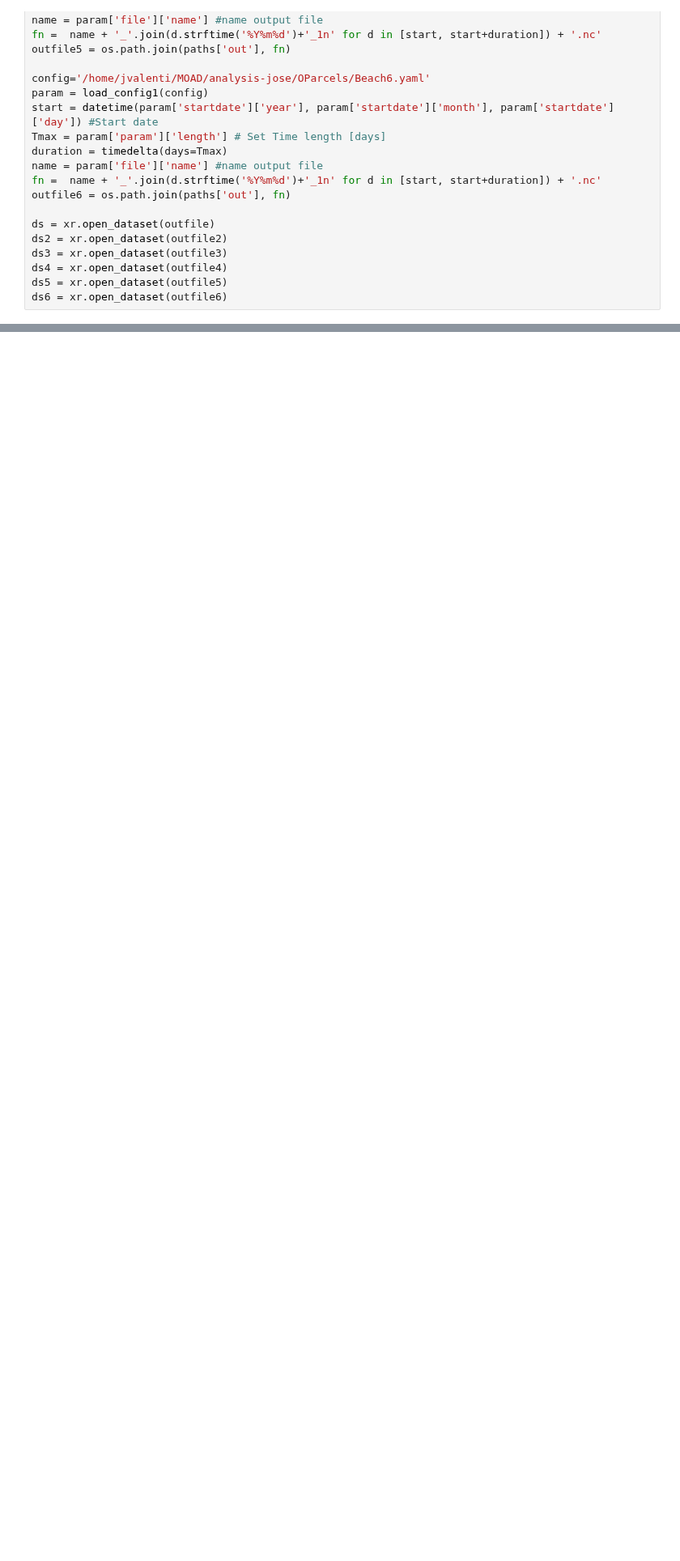
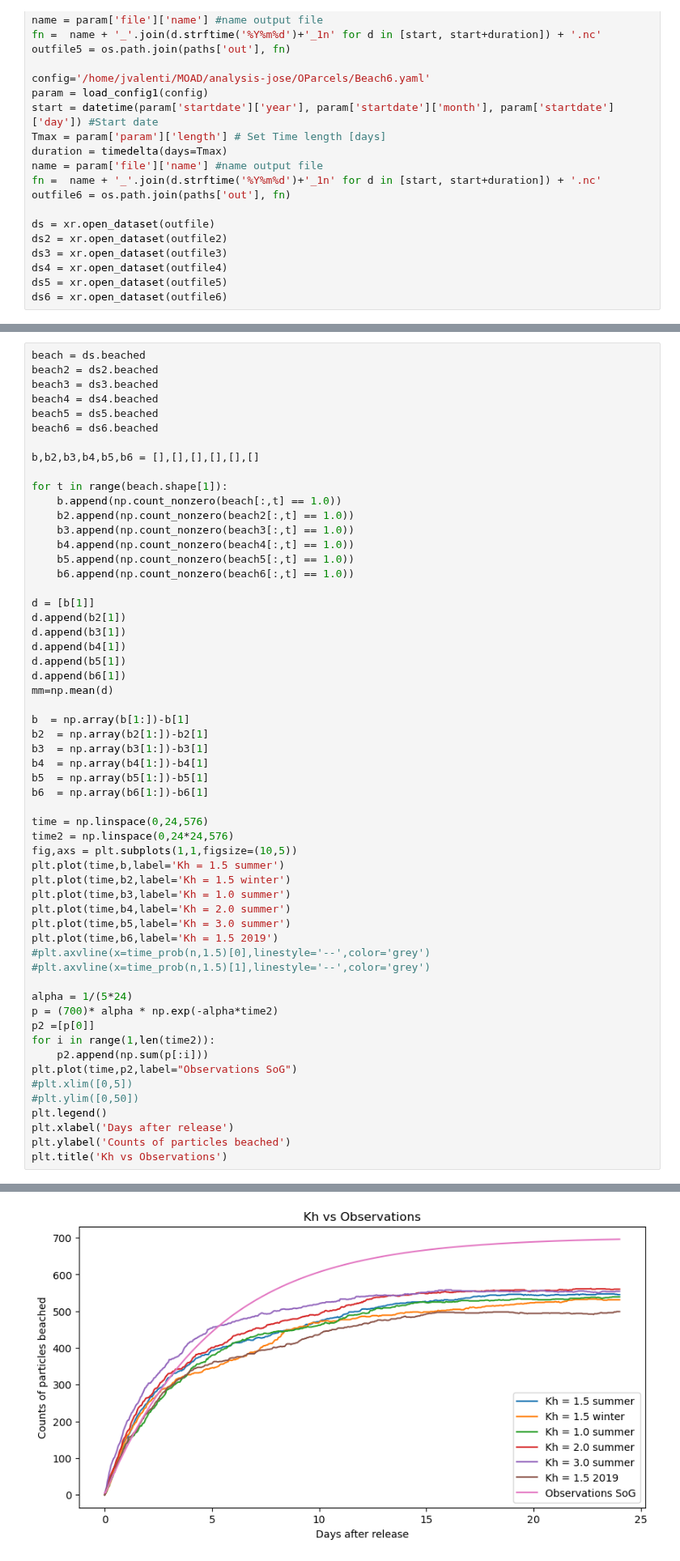
Before and after one commit to SalishSeaCast/analysis-jose, a Jupyter notebook: notebooks/parcels/Remote/Fibres/check_beach.ipynb, the cells around one changed output, grey strips where cells are left out. Shown at 81% size. Drawn from its saved outputs; the diff is of its cells as text; blank space fills up the shorter version.

Commit message:
Major changes beaching and mixing kernels

```diff
--- a/notebooks/parcels/Remote/Fibres/check_beach.ipynb
+++ b/notebooks/parcels/Remote/Fibres/check_beach.ipynb
@@ -514,0 +475,58 @@ Text(0.5, 1.0, 'Kh vs Observations')
+# %%
+beach = ds.beached
+beach2 = ds2.beached
+beach3 = ds3.beached
+beach4 = ds4.beached
+beach5 = ds5.beached
+beach6 = ds6.beached
+
+b,b2,b3,b4,b5,b6 = [],[],[],[],[],[]
+
+for t in range(beach.shape[1]):
+    b.append(np.count_nonzero(beach[:,t] == 1.0))
+    b2.append(np.count_nonzero(beach2[:,t] == 1.0))
+    b3.append(np.count_nonzero(beach3[:,t] == 1.0))
+    b4.append(np.count_nonzero(beach4[:,t] == 1.0))
+    b5.append(np.count_nonzero(beach5[:,t] == 1.0))
+    b6.append(np.count_nonzero(beach6[:,t] == 1.0))
+
+d = [b[1]]
+d.append(b2[1])
+d.append(b3[1])
+d.append(b4[1])
+d.append(b5[1])
+d.append(b6[1])
+mm=np.mean(d)
+
+b  = np.array(b[1:])-b[1]
+b2  = np.array(b2[1:])-b2[1]
+b3  = np.array(b3[1:])-b3[1]
+b4  = np.array(b4[1:])-b4[1]
+b5  = np.array(b5[1:])-b5[1]
+b6  = np.array(b6[1:])-b6[1]
+
+time = np.linspace(0,24,576)
+time2 = np.linspace(0,24*24,576)
+fig,axs = plt.subplots(1,1,figsize=(10,5))
+plt.plot(time,b,label='Kh = 1.5 summer')
+plt.plot(time,b2,label='Kh = 1.5 winter')
+plt.plot(time,b3,label='Kh = 1.0 summer')
+plt.plot(time,b4,label='Kh = 2.0 summer')
+plt.plot(time,b5,label='Kh = 3.0 summer')
+plt.plot(time,b6,label='Kh = 1.5 2019')
+#plt.axvline(x=time_prob(n,1.5)[0],linestyle='--',color='grey')
+#plt.axvline(x=time_prob(n,1.5)[1],linestyle='--',color='grey')
+
+alpha = 1/(5*24)
+p = (700)* alpha * np.exp(-alpha*time2)
+p2 =[p[0]]
+for i in range(1,len(time2)):
+    p2.append(np.sum(p[:i]))
+plt.plot(time,p2,label="Observations SoG")
+#plt.xlim([0,5])
+#plt.ylim([0,50])
+plt.legend()
+plt.xlabel('Days after release')
+plt.ylabel('Counts of particles beached')
+plt.title('Kh vs Observations')
+# %% [output]
@@ -515 +534,2 @@ Text(0.5, 1.0, 'Kh vs Observations')
+[figure, added]
 # %%
```
Also changed, not shown: parts of 9 cells of this notebook, 12 other files.
